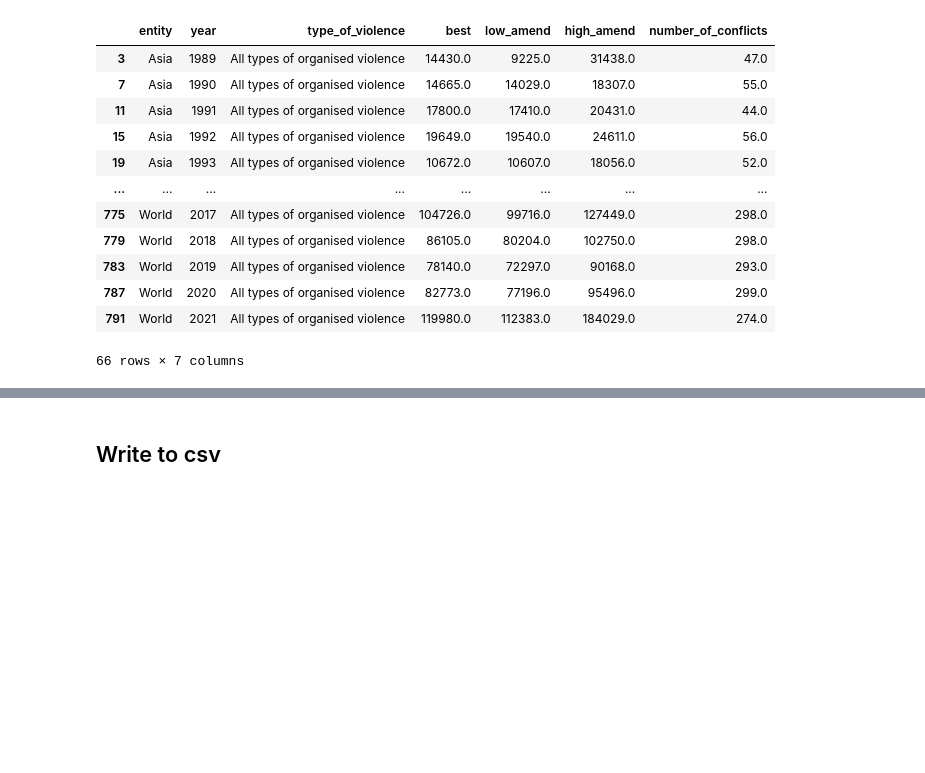
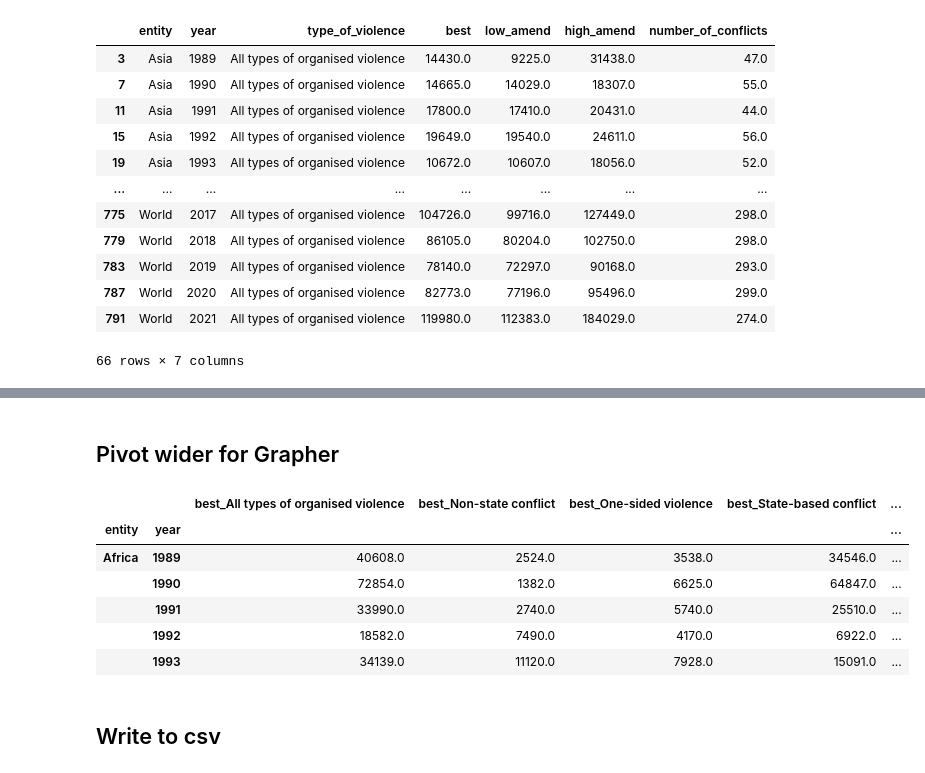
Before and after one commit to owid/notebooks, a Jupyter notebook: JoeHasell/UCDP and PRIO/UCDP_georeferenced_new/UCDP_region_aggregation.ipynb, the cells around one changed output, grey strips where cells are left out. Saved outputs shown, nothing was run; the diff lists cells and outputs as text; code cells hidden in the pictures; blank space fills up the shorter version.

```diff
--- a/JoeHasell/UCDP and PRIO/UCDP_georeferenced_new/UCDP_region_aggregation.ipynb
+++ b/JoeHasell/UCDP and PRIO/UCDP_georeferenced_new/UCDP_region_aggregation.ipynb
@@ -282,3 +282,21 @@ df_filter
+# %% [markdown]
+## Pivot wider for Grapher
+# %%
+# Pivot the dataframe wider
+df_wider = pd.pivot_table(df_agg, index=['entity', 'year'], columns='type_of_violence', values=['best', 'low_amend', 'high_amend', 'number_of_conflicts'])
+
+# Flatten the column names
+df_wider.columns = ['_'.join(col) for col in df_wider.columns]
+# %%
+df_wider.head()
+# %% [output]
+|  |  | best_All types of organised violence | best_Non-state conflict | best_One-sided violence | best_State-based conflict | ... |
+| entity | year |  |  |  |  | ... |
+| Africa | 1989 | 40608.0 | 2524.0 | 3538.0 | 34546.0 | ... |
+|  | 1990 | 72854.0 | 1382.0 | 6625.0 | 64847.0 | ... |
+|  | 1991 | 33990.0 | 2740.0 | 5740.0 | 25510.0 | ... |
+|  | 1992 | 18582.0 | 7490.0 | 4170.0 | 6922.0 | ... |
+|  | 1993 | 34139.0 | 11120.0 | 7928.0 | 15091.0 | ... |
 # %% [markdown]
 ## Write to csv
 # %%
```
Also changed, not shown: parts of 1 cell of this notebook.
